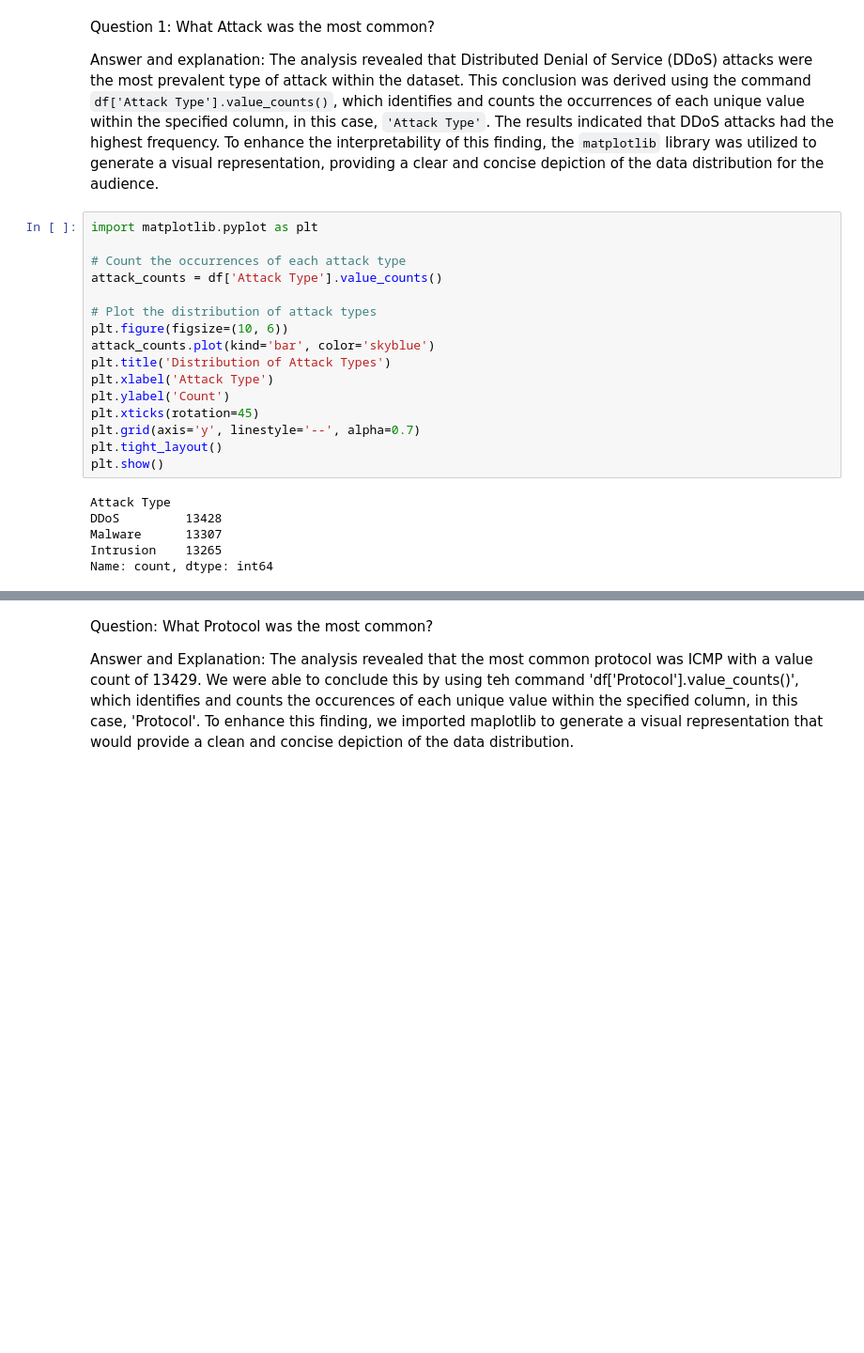
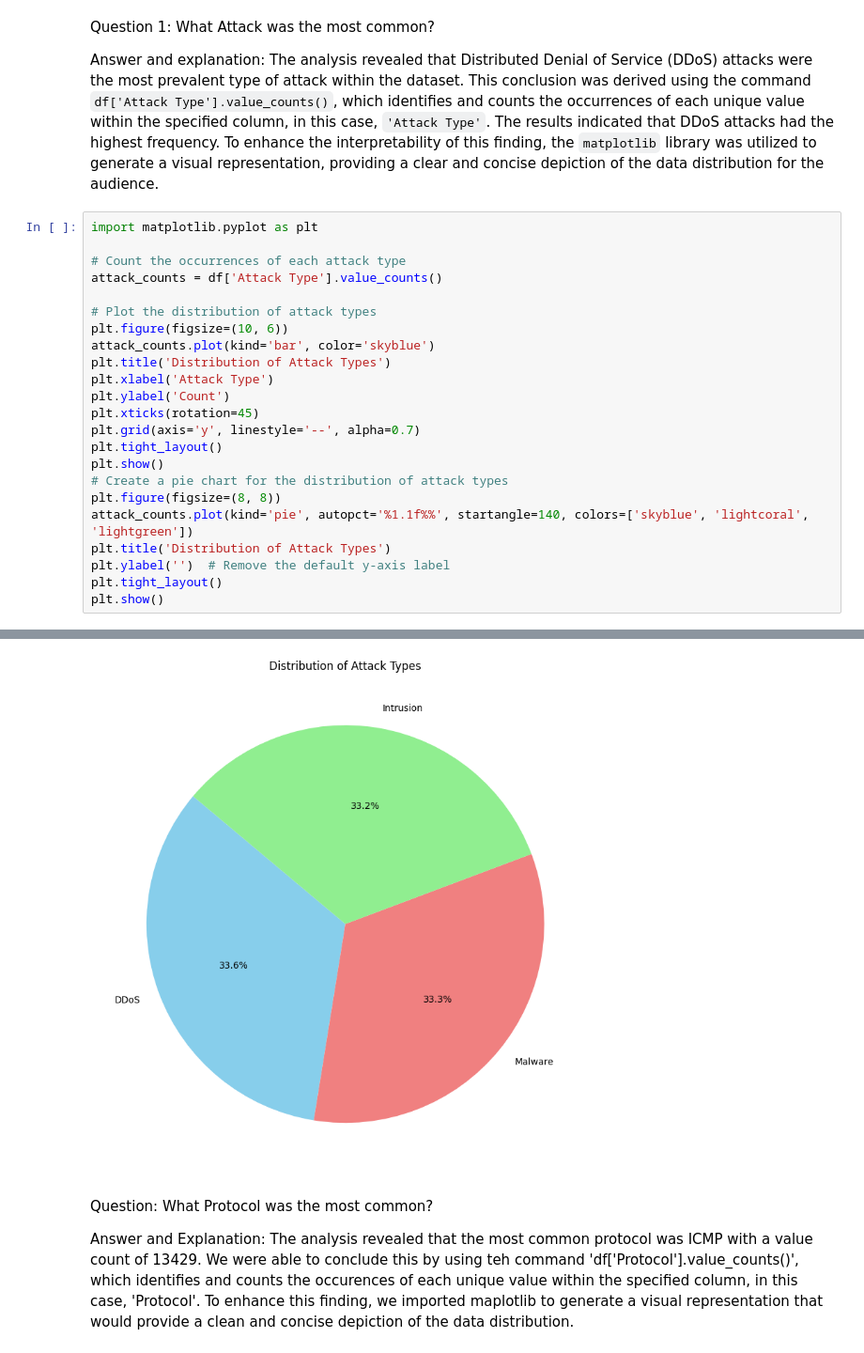
Before and after one commit to yahaira-torres/Programming-Project, a Jupyter notebook: Analysis.ipynb, the cells around one changed output, grey strips where cells are left out. Shown: that part at 94% size. Drawn from its saved outputs; the diff is of its cells as text; blank space fills up the shorter version.

```diff
--- a/Analysis.ipynb
+++ b/Analysis.ipynb
@@ -49,26 +49,29 @@ The analysis revealed that Distributed Denial of Service (DDoS) attacks were the
 # %%
 import matplotlib.pyplot as plt
 
 # Count the occurrences of each attack type
 attack_counts = df['Attack Type'].value_counts()
 
 # Plot the distribution of attack types
 plt.figure(figsize=(10, 6))
 attack_counts.plot(kind='bar', color='skyblue')
 plt.title('Distribution of Attack Types')
 plt.xlabel('Attack Type')
 plt.ylabel('Count')
 plt.xticks(rotation=45)
 plt.grid(axis='y', linestyle='--', alpha=0.7)
 plt.tight_layout()
 plt.show()
+# Create a pie chart for the distribution of attack types
+plt.figure(figsize=(8, 8))
+attack_counts.plot(kind='pie', autopct='%1.1f%%', startangle=140, colors=['skyblue', 'lightcoral', 'lightgreen'])
+plt.title('Distribution of Attack Types')
+plt.ylabel('')  # Remove the default y-axis label
+plt.tight_layout()
+plt.show()
 # %% [output]
-Attack Type
-DDoS         13428
-Malware      13307
-Intrusion    13265
-Name: count, dtype: int64
 [figure]
+[figure, added]
 # %% [markdown]
 Question: What Protocol was the most common?
 
```
Also changed, not shown: 1 other file.
